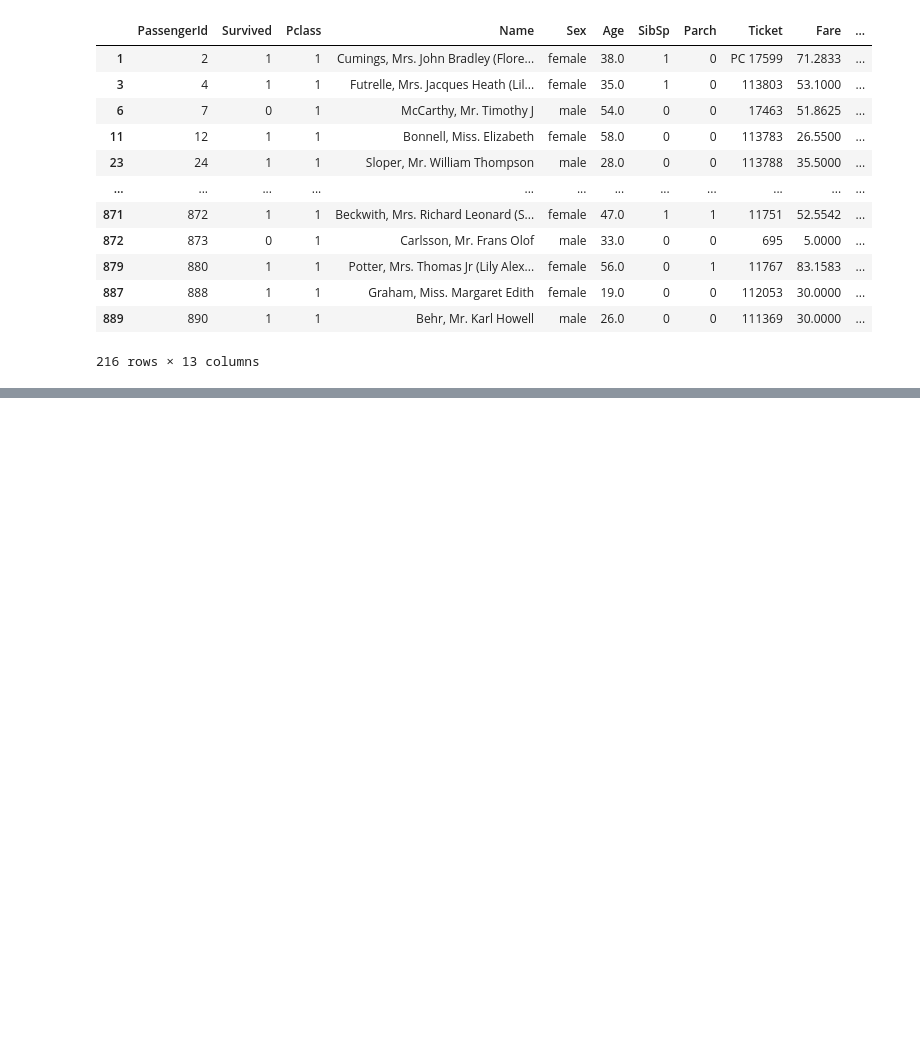
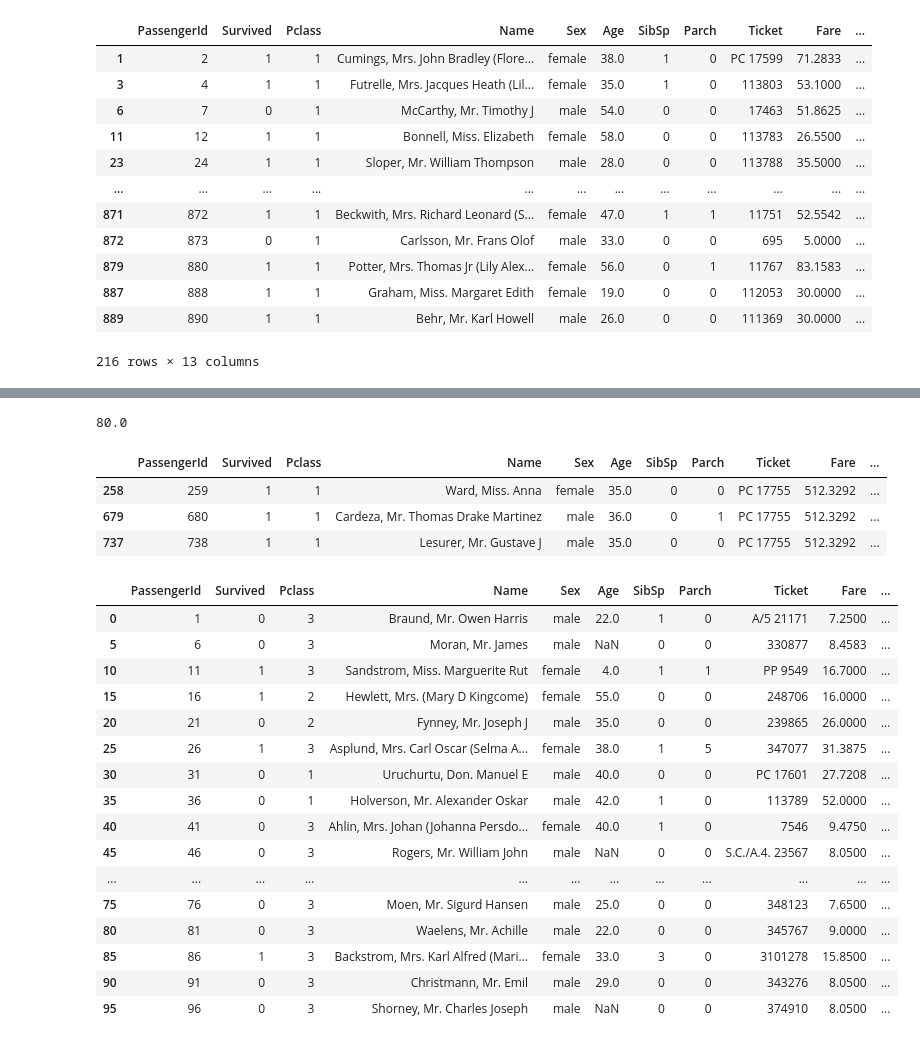
Before and after one commit to daemonX10/My_code, a Jupyter notebook: PYTHON/Pandas/Advance/Panda Advance.ipynb, the cells around one changed output, grey strips where cells are left out. Cells and saved outputs as stored; diff of their text form; code cells hidden in the pictures; blank space fills up the shorter version.

```diff
--- a/PYTHON/Pandas/Advance/Panda Advance.ipynb
+++ b/PYTHON/Pandas/Advance/Panda Advance.ipynb
@@ -383,0 +416,31 @@ df[df["Pclass"]==1]
+# %%
+max(df["Age"])
+# %% [output]
+80.0
+# %%
+df[df["Fare"]==max(df["Fare"])]
+# %% [output]
+|  | PassengerId | Survived | Pclass | Name | Sex | Age | SibSp | Parch | Ticket | Fare | ... |
+| 258 | 259 | 1 | 1 | Ward, Miss. Anna | female | 35.0 | 0 | 0 | PC 17755 | 512.3292 | ... |
+| 679 | 680 | 1 | 1 | Cardeza, Mr. Thomas Drake Martinez | male | 36.0 | 0 | 1 | PC 17755 | 512.3292 | ... |
+| 737 | 738 | 1 | 1 | Lesurer, Mr. Gustave J | male | 35.0 | 0 | 0 | PC 17755 | 512.3292 | ... |
+# %%
+df[0:100:5]
+# %% [output]
+|  | PassengerId | Survived | Pclass | Name | Sex | Age | SibSp | Parch | Ticket | Fare | ... |
+| 0 | 1 | 0 | 3 | Braund, Mr. Owen Harris | male | 22.0 | 1 | 0 | A/5 21171 | 7.2500 | ... |
+| 5 | 6 | 0 | 3 | Moran, Mr. James | male | NaN | 0 | 0 | 330877 | 8.4583 | ... |
+| 10 | 11 | 1 | 3 | Sandstrom, Miss. Marguerite Rut | female | 4.0 | 1 | 1 | PP 9549 | 16.7000 | ... |
+| 15 | 16 | 1 | 2 | Hewlett, Mrs. (Mary D Kingcome) | female | 55.0 | 0 | 0 | 248706 | 16.0000 | ... |
+| 20 | 21 | 0 | 2 | Fynney, Mr. Joseph J | male | 35.0 | 0 | 0 | 239865 | 26.0000 | ... |
+| 25 | 26 | 1 | 3 | Asplund, Mrs. Carl Oscar (Selma A... | female | 38.0 | 1 | 5 | 347077 | 31.3875 | ... |
+| 30 | 31 | 0 | 1 | Uruchurtu, Don. Manuel E | male | 40.0 | 0 | 0 | PC 17601 | 27.7208 | ... |
+| 35 | 36 | 0 | 1 | Holverson, Mr. Alexander Oskar | male | 42.0 | 1 | 0 | 113789 | 52.0000 | ... |
+| 40 | 41 | 0 | 3 | Ahlin, Mrs. Johan (Johanna Persdo... | female | 40.0 | 1 | 0 | 7546 | 9.4750 | ... |
+| 45 | 46 | 0 | 3 | Rogers, Mr. William John | male | NaN | 0 | 0 | S.C./A.4. 23567 | 8.0500 | ... |
+| ... | ... | ... | ... | ... | ... | ... | ... | ... | ... | ... | ... |
+| 75 | 76 | 0 | 3 | Moen, Mr. Sigurd Hansen | male | 25.0 | 0 | 0 | 348123 | 7.6500 | ... |
+| 80 | 81 | 0 | 3 | Waelens, Mr. Achille | male | 22.0 | 0 | 0 | 345767 | 9.0000 | ... |
+| 85 | 86 | 1 | 3 | Backstrom, Mrs. Karl Alfred (Mari... | female | 33.0 | 3 | 0 | 3101278 | 15.8500 | ... |
+| 90 | 91 | 0 | 3 | Christmann, Mr. Emil | male | 29.0 | 0 | 0 | 343276 | 8.0500 | ... |
+| 95 | 96 | 0 | 3 | Shorney, Mr. Charles Joseph | male | NaN | 0 | 0 | 374910 | 8.0500 | ... |
```
Also changed, not shown: parts of 10 cells of this notebook.
